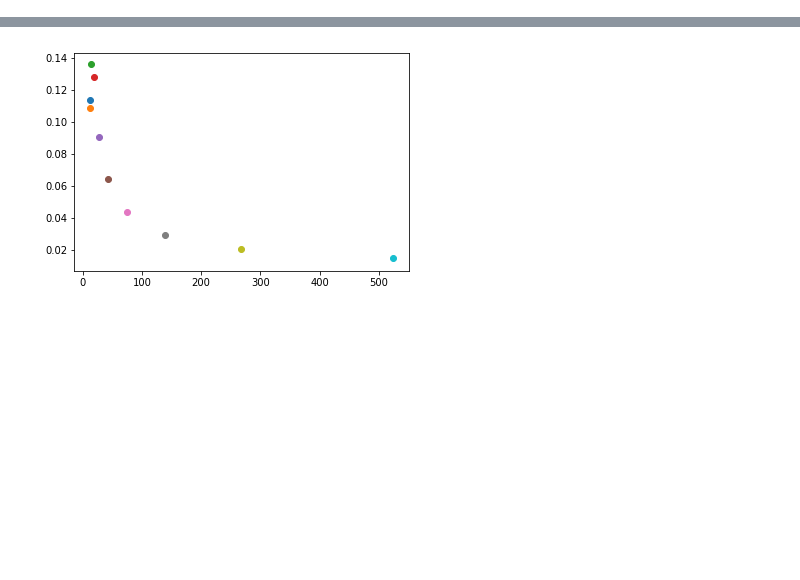
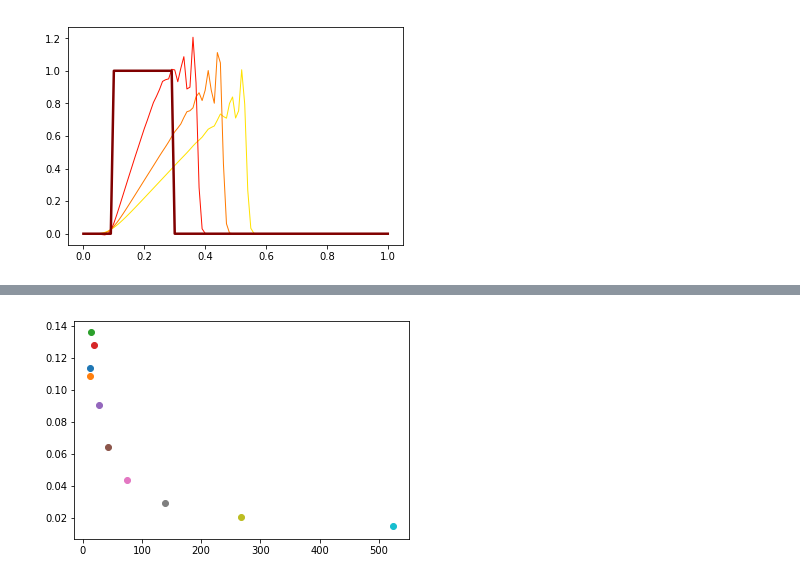
Before and after one commit to James14641/testfolder, a Jupyter notebook: Burgers_Current.ipynb, the cells around one changed output, grey strips where cells are left out. Saved outputs shown, nothing was run; the diff lists cells and outputs as text; code cells hidden in the pictures; blank space fills up the shorter version.

```diff
--- a/Burgers_Current.ipynb
+++ b/Burgers_Current.ipynb
@@ -295 +292,6 @@ theta= 0.5
+# %%
+X = Main(101,501,0.5,1,0.001,"lax_picard",0) ##we dont have the implicit method working
+Plotting(X,101,501)
+# %% [output]
+[figure, added]
 # %%
```
Also changed, not shown: parts of 6 cells of this notebook, 6 other files.
